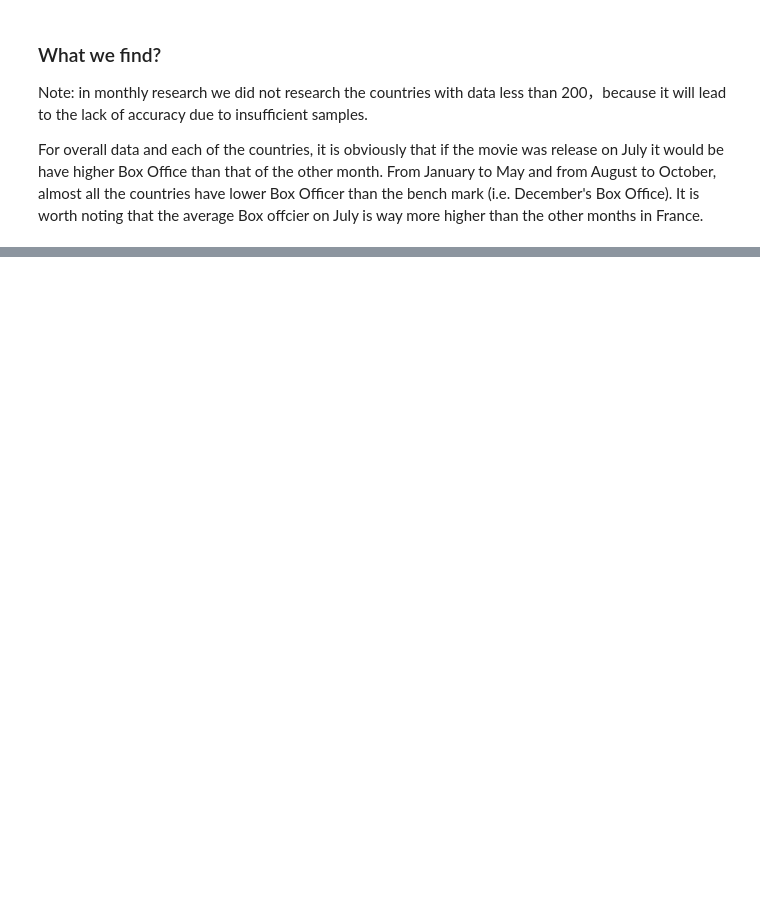
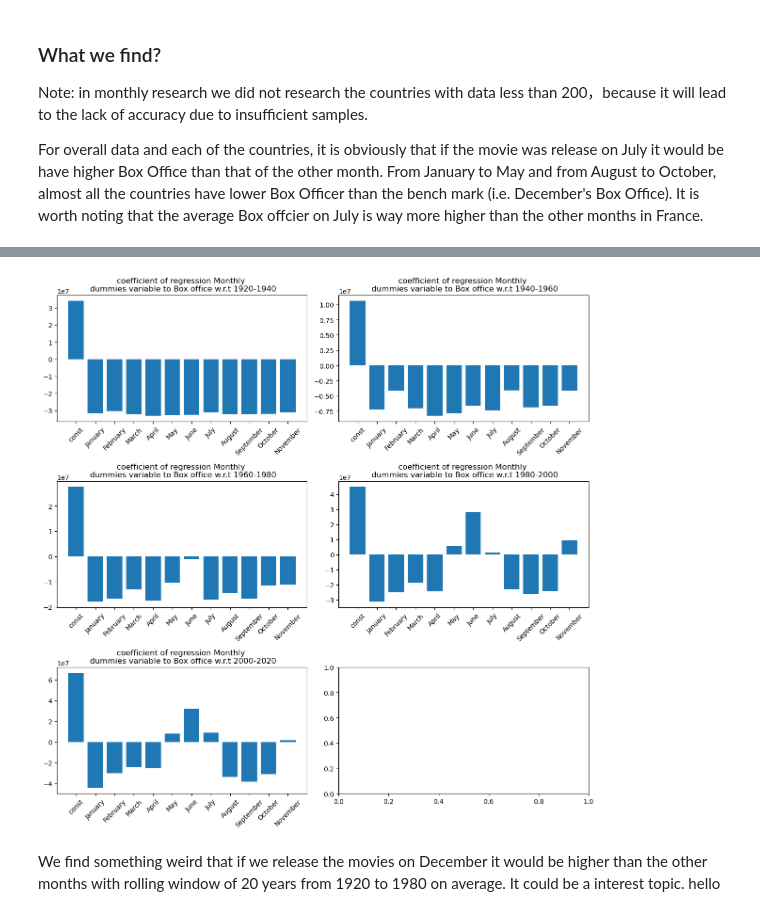
Before and after one commit to epfl-ada/ada-2023-project-deapdatadestroyers, a Jupyter notebook: data_movie_analysis.ipynb, the cells around one changed output, grey strips where cells are left out. Saved outputs shown, nothing was run; the diff lists cells and outputs as text; code cells hidden in the pictures; blank space fills up the shorter version.

Commit message:
update by haoyu, monthly research across history

```diff
--- a/data_movie_analysis.ipynb
+++ b/data_movie_analysis.ipynb
@@ -498,0 +539,28 @@ For overall data and each of the countries, it is obviously that if the movie wa
+# %%
+import calendar
+# Generate a list of month names
+months = list(calendar.month_name)[1:]
+months = months[:-1]
+months.insert(0, 'const')
+
+# Create a subplot with 4 rows and 2 columns
+fig, axes = plt.subplots(3, 2, figsize=(12, 12))
+axes = axes.flatten()
+
+# Create bar charts for each country
+for i, name in zip(np.arange(0,8),w_over_twenty_year.keys()):
+    ax = axes[i]
+    ax.bar(months, w_over_twenty_year[name])
+    ax.set_title('coefficient of regression Monthly \n dummies variable to Box office w.r.t {}-{}'.format(name, name+20))
+    ax.set_xticks(range(len(months)))
+    ax.set_xticklabels(months, rotation=45)
+
+# Adjust layout for better spacing
+plt.tight_layout()
+
+# Show the plot
+plt.show()
+# %% [output]
+[figure, added]
+# %% [markdown]
+We find something weird that if we release the movies on December it would be higher than the other months with rolling window of 20 years from 1920 to 1980 on average. It could be a interest topic. hello
```
Also changed, not shown: parts of 4 cells of this notebook.
